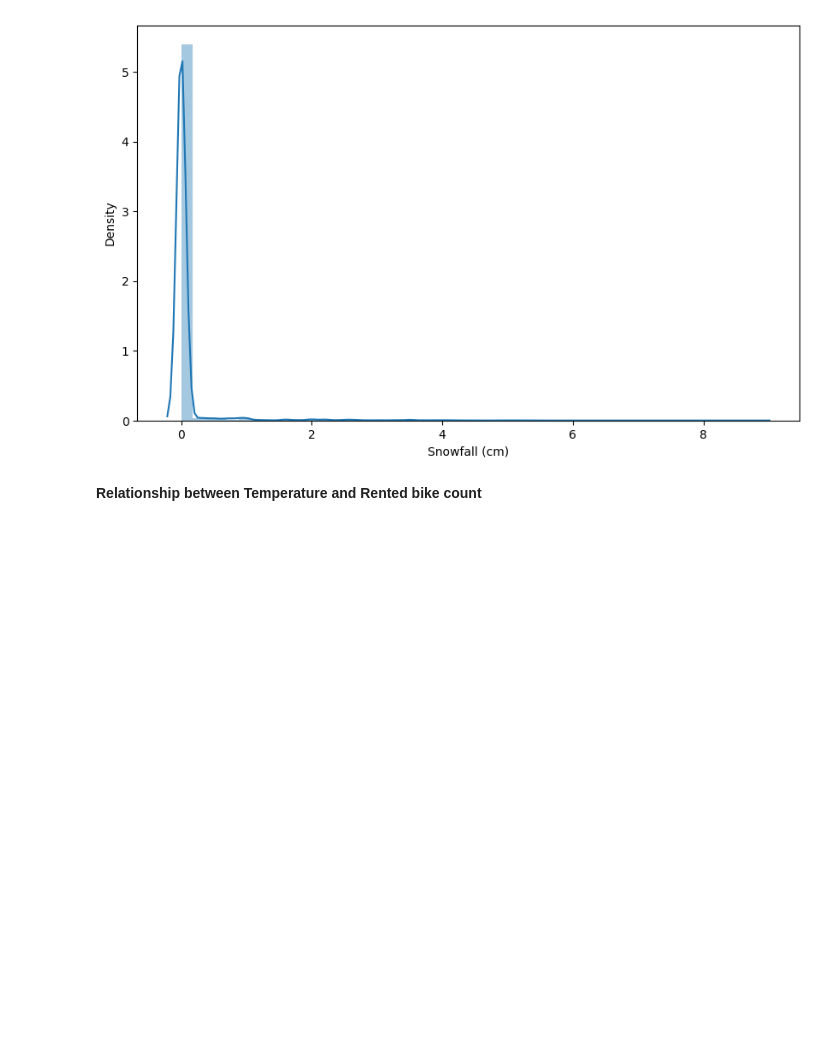
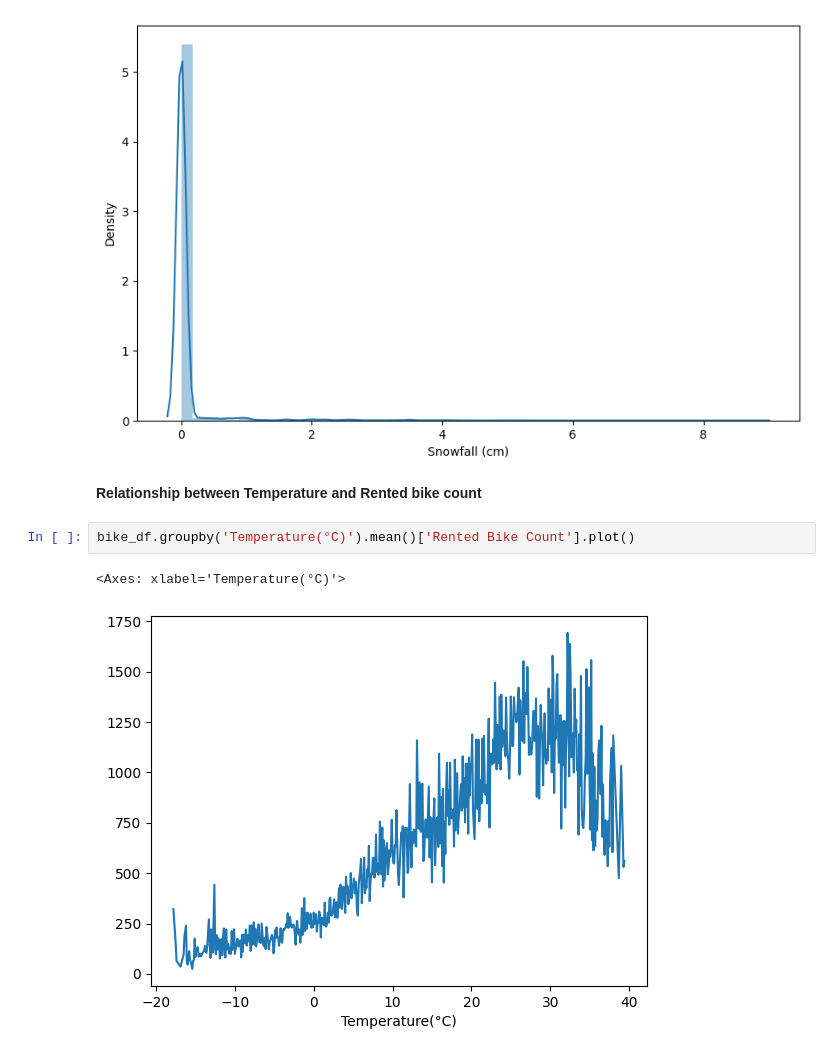
Before and after one commit to mrjupitercairo/BikeSharing, a Jupyter notebook: Capstone_Project.ipynb, the cells around one changed output. Drawn from its saved outputs; the diff is of its cells as text; blank space fills up the shorter version.

```diff
--- a/Capstone_Project.ipynb
+++ b/Capstone_Project.ipynb
@@ -364,3 +369,8 @@ plt.show()
 [figure]
 # %% [markdown]
 **Relationship between Temperature and Rented bike count**
+# %%
+bike_df.groupby('Temperature(°C)').mean()['Rented Bike Count'].plot()
+# %% [output]
+<Axes: xlabel='Temperature(°C)'>
+[figure, added]
```
Also changed, not shown: parts of 13 cells of this notebook.
